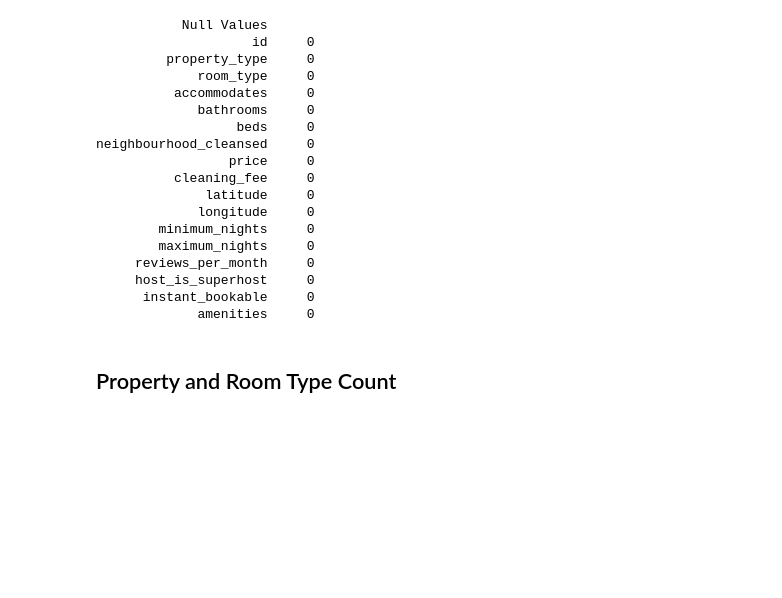
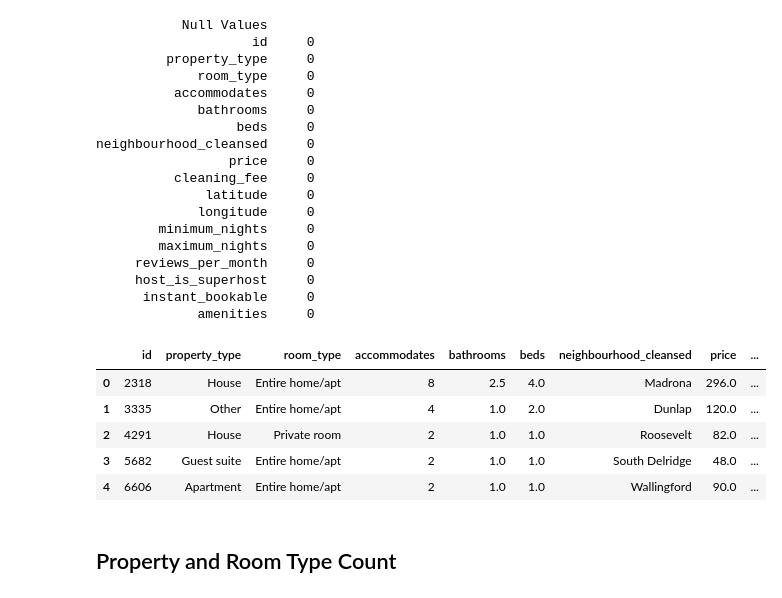
Before and after one commit to paulobueno90/AirBnB-Udacity-Project, a Jupyter notebook: seattle_airbnb.ipynb, the cells around one changed output. Saved outputs shown, nothing was run; the diff lists cells and outputs as text; code cells hidden in the pictures; blank space fills up the shorter version.

```diff
--- a/seattle_airbnb.ipynb
+++ b/seattle_airbnb.ipynb
@@ -227,6 +227,15 @@ neighbourhood_cleansed     0
      host_is_superhost     0
       instant_bookable     0
              amenities     0
+# %%
+listings.head()
+# %% [output]
+|  | id | property_type | room_type | accommodates | bathrooms | beds | neighbourhood_cleansed | price | ... |
+| 0 | 2318 | House | Entire home/apt | 8 | 2.5 | 4.0 | Madrona | 296.0 | ... |
+| 1 | 3335 | Other | Entire home/apt | 4 | 1.0 | 2.0 | Dunlap | 120.0 | ... |
+| 2 | 4291 | House | Private room | 2 | 1.0 | 1.0 | Roosevelt | 82.0 | ... |
+| 3 | 5682 | Guest suite | Entire home/apt | 2 | 1.0 | 1.0 | South Delridge | 48.0 | ... |
+| 4 | 6606 | Apartment | Entire home/apt | 2 | 1.0 | 1.0 | Wallingford | 90.0 | ... |
 # %% [markdown]
 ## Property and Room Type Count
 # %%
```
Also changed, not shown: parts of 2 cells of this notebook, 1 other file.
